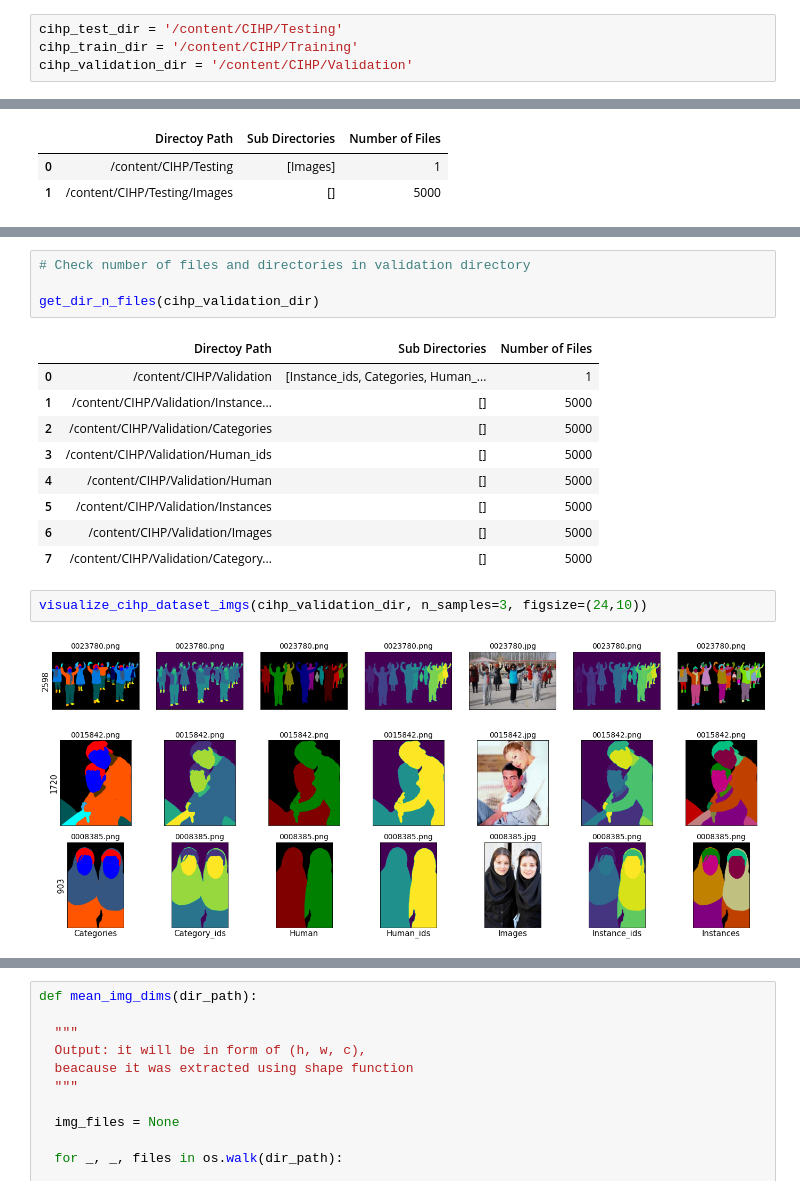
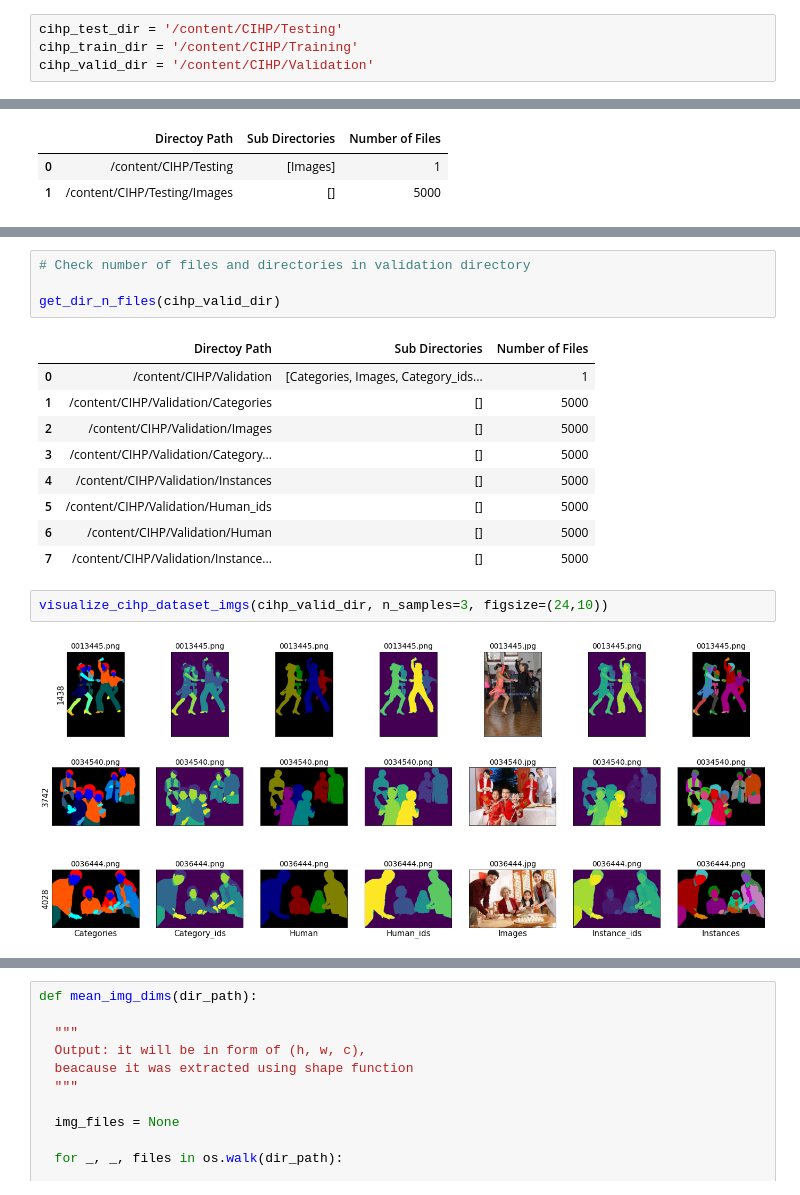
Before and after one commit to Junaidhassan99/FYP, a Jupyter notebook: fyp_01_junaid.ipynb, the cells around one changed output, grey strips where cells are left out. Cells and saved outputs as stored; diff of their text form.

```diff
--- a/fyp_01_junaid.ipynb
+++ b/fyp_01_junaid.ipynb
@@ -393,5 +406,5 @@ Wall time: 9.78 µs
 # %%
 cihp_test_dir = '/content/CIHP/Testing'
 cihp_train_dir = '/content/CIHP/Training'
-cihp_validation_dir = '/content/CIHP/Validation'
+cihp_valid_dir = '/content/CIHP/Validation'
 # %%
@@ -476,19 +486,19 @@ get_dir_n_files(cihp_train_dir)
 # %%
 # Check number of files and directories in validation directory
 
-get_dir_n_files(cihp_validation_dir)
+get_dir_n_files(cihp_valid_dir)
 # %% [output]
 |  | Directoy Path | Sub Directories | Number of Files |
-| 0 | /content/CIHP/Validation | [Instance_ids, Categories, Human_... | 1 |
-| 1 | /content/CIHP/Validation/Instance... | [] | 5000 |
-| 2 | /content/CIHP/Validation/Categories | [] | 5000 |
-| 3 | /content/CIHP/Validation/Human_ids | [] | 5000 |
-| 4 | /content/CIHP/Validation/Human | [] | 5000 |
-| 5 | /content/CIHP/Validation/Instances | [] | 5000 |
-| 6 | /content/CIHP/Validation/Images | [] | 5000 |
-| 7 | /content/CIHP/Validation/Category... | [] | 5000 |
+| 0 | /content/CIHP/Validation | [Categories, Images, Category_ids... | 1 |
+| 1 | /content/CIHP/Validation/Categories | [] | 5000 |
+| 2 | /content/CIHP/Validation/Images | [] | 5000 |
+| 3 | /content/CIHP/Validation/Category... | [] | 5000 |
+| 4 | /content/CIHP/Validation/Instances | [] | 5000 |
+| 5 | /content/CIHP/Validation/Human_ids | [] | 5000 |
+| 6 | /content/CIHP/Validation/Human | [] | 5000 |
+| 7 | /content/CIHP/Validation/Instance... | [] | 5000 |
 # %%
-visualize_cihp_dataset_imgs(cihp_validation_dir, n_samples=3, figsize=(24,10))
+visualize_cihp_dataset_imgs(cihp_valid_dir, n_samples=3, figsize=(24,10))
 # %% [output]
-[figure, old version]
+[figure, new version]
 # %%
```
Also changed, not shown: parts of 40 cells of this notebook.
